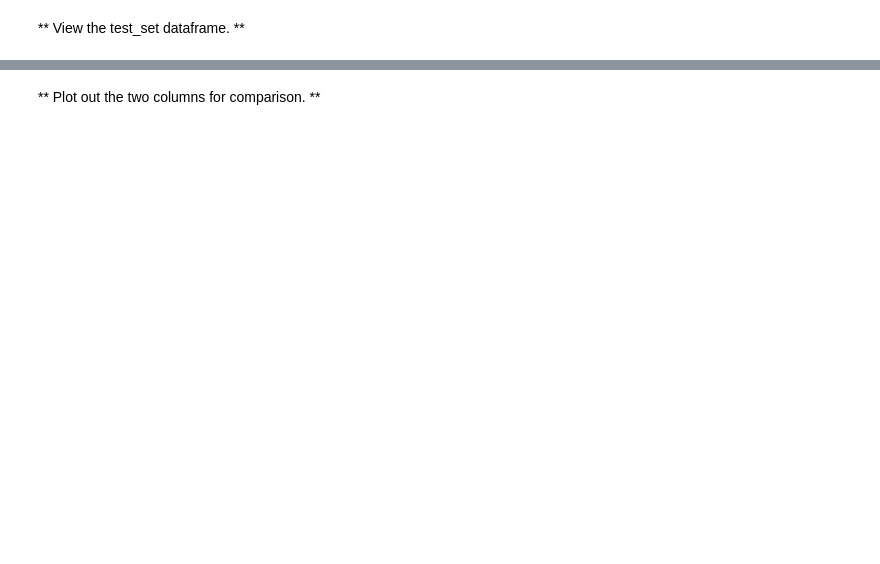
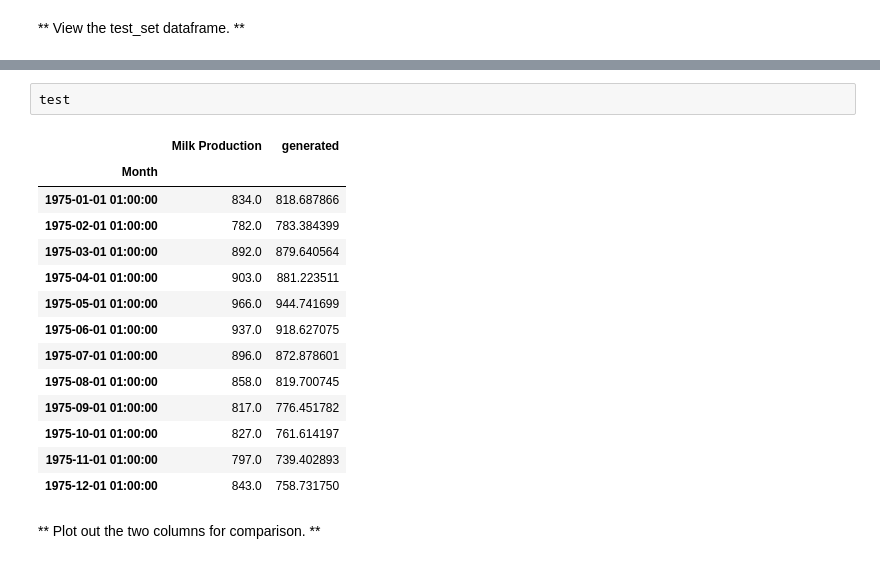
Before and after one commit to WoutAarts/udemy_tensor_flow, a Jupyter notebook: envs/tfdeeplearning/Tensorflow-Bootcamp-master/04-Recurrent-Neural-Networks/02-Time-Series-Exercise.ipynb, the cells around one changed output, grey strips where cells are left out. Drawn from its saved outputs; the diff is of its cells as text; blank space fills up the shorter version.

```diff
--- a/envs/tfdeeplearning/Tensorflow-Bootcamp-master/04-Recurrent-Neural-Networks/02-Time-Series-Exercise.ipynb
+++ b/envs/tfdeeplearning/Tensorflow-Bootcamp-master/04-Recurrent-Neural-Networks/02-Time-Series-Exercise.ipynb
@@ -271,2 +313,19 @@ See the caveats in the documentation: http://pandas.pydata.org/pandas-docs/stabl
+# %%
+test
+# %% [output]
+|  | Milk Production | generated |
+| Month |  |  |
+| 1975-01-01 01:00:00 | 834.0 | 818.687866 |
+| 1975-02-01 01:00:00 | 782.0 | 783.384399 |
+| 1975-03-01 01:00:00 | 892.0 | 879.640564 |
+| 1975-04-01 01:00:00 | 903.0 | 881.223511 |
+| 1975-05-01 01:00:00 | 966.0 | 944.741699 |
+| 1975-06-01 01:00:00 | 937.0 | 918.627075 |
+| 1975-07-01 01:00:00 | 896.0 | 872.878601 |
+| 1975-08-01 01:00:00 | 858.0 | 819.700745 |
+| 1975-09-01 01:00:00 | 817.0 | 776.451782 |
+| 1975-10-01 01:00:00 | 827.0 | 761.614197 |
+| 1975-11-01 01:00:00 | 797.0 | 739.402893 |
+| 1975-12-01 01:00:00 | 843.0 | 758.731750 |
 # %% [markdown]
 ** Plot out the two columns for comparison. **
```
Also changed, not shown: parts of 23 cells of this notebook.
